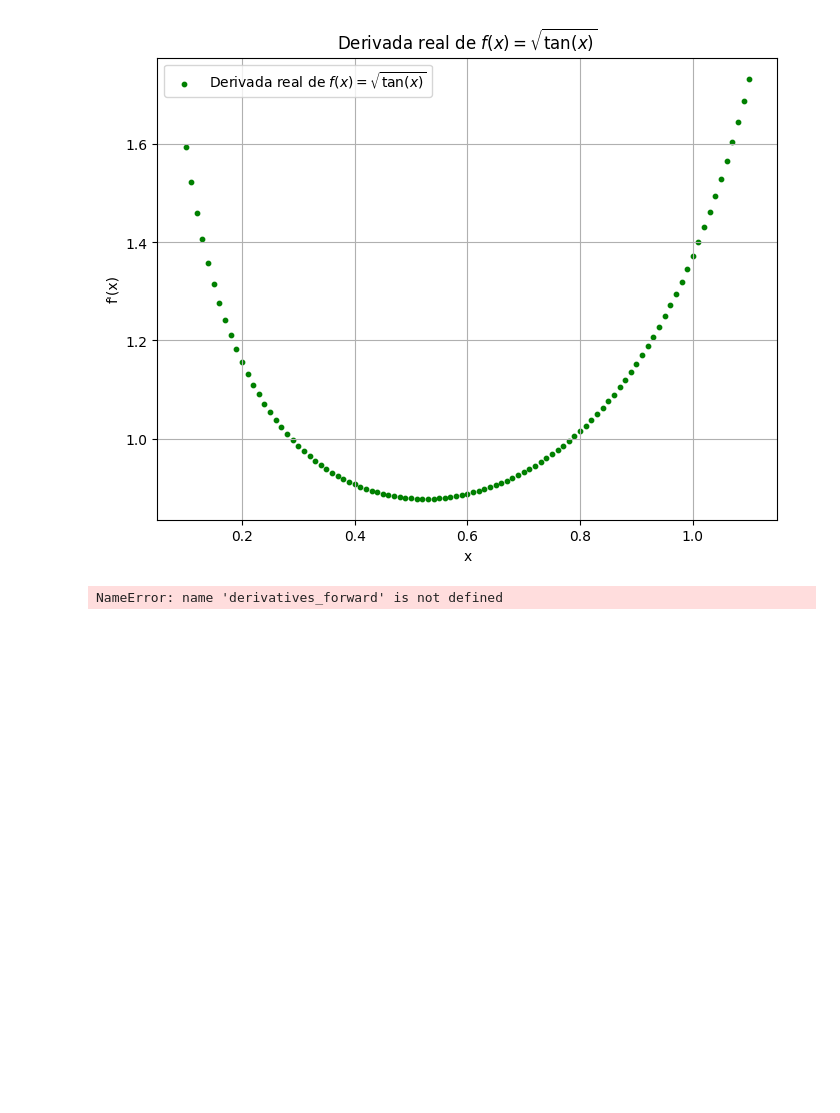
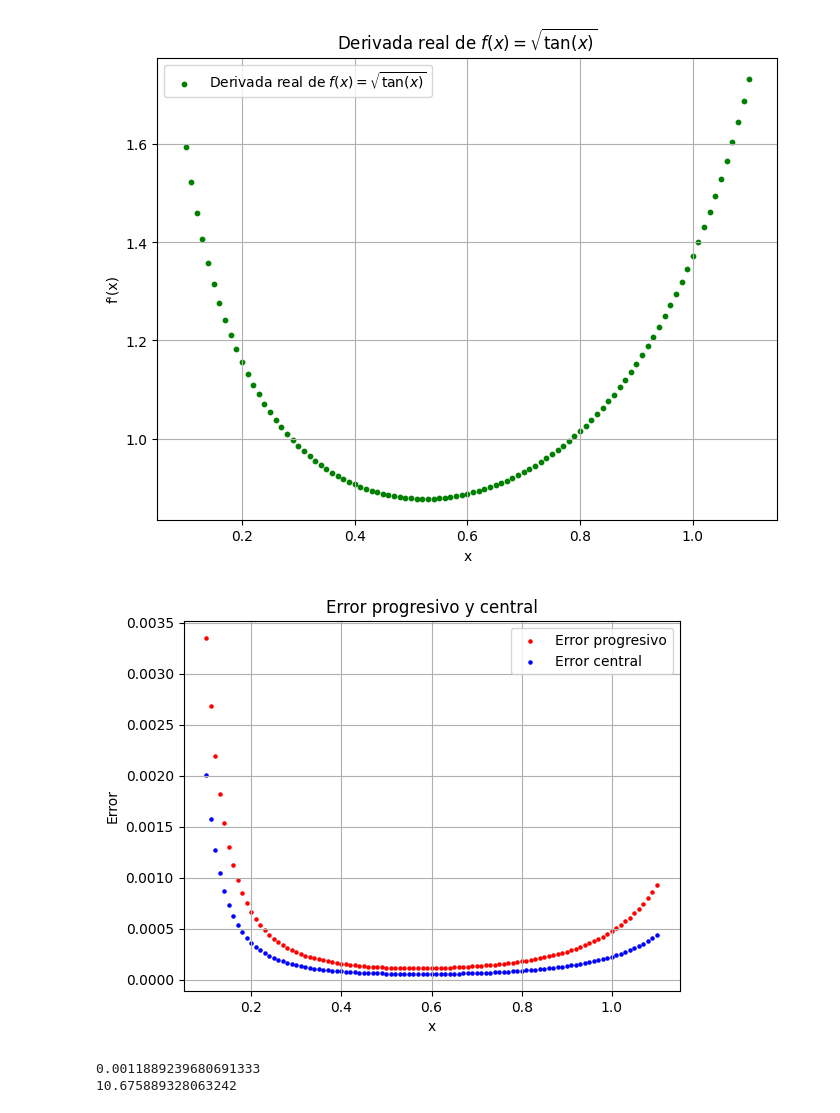
Before and after one commit to payares0510/metodos-computacionales-1, a Jupyter notebook: interpolación.ipynb, the cells around one changed output. Drawn from its saved outputs; the diff is of its cells as text; code cells hidden in the pictures; blank space fills up the shorter version.

```diff
--- a/interpolación.ipynb
+++ b/interpolación.ipynb
@@ -80,15 +80,41 @@ plt.show()
 [figure]
 # %%
 #f)
-ErrorProgresivo = np.abs([derivatives_forward[i] - derivative_real(x_values[i]) for i in range(len(x_values))]) # Calculate error at each point in x_values
-ErrorCentral = np.abs([derivatives_central[i] - derivative_real(x_values[i]) for i in range(len(x_values))]) # Calculate error at each point in x_values
+ErrorProgresivo = np.abs([f_prime_analytical(x_values[i]) - derivative_real(x_values[i]) for i in range(len(x_values))]) # Call f_prime_analytical with x_values[i] as an argument
+ErrorCentral = np.abs([derivatives_central[i] - derivative_real(x_values[i]) for i in range(len(x_values))])
 plt.scatter(x_values, ErrorProgresivo, label="Error progresivo", color='r',s=5)
 plt.scatter(x_values, ErrorCentral, label="Error central", color='b',s=5)
 plt.legend()
 plt.xlabel('x')
 plt.ylabel('Error')
 plt.title('Error progresivo y central')
 plt.grid(True)
 plt.show()
 # %% [output]
-NameError: name 'derivatives_forward' is not defined
+[figure, added]
+# %%
+#lagrange 3
+z = np.array([100,121,144])
+Y=  np.array([10,11,12])
+x=114
+
+
+
+def lagrange(x,z,y):
+
+    n = len(z)
+    y = 0
+    for i in range(n):
+        term = Y[i]
+        for j in range(n):
+            if j != i:
+                term *= (x - z[j]) / (z[i] - z[j])
+        y += term
+    return y
+y_interp=lagrange(x,z,Y)
+error_aprox = abs(y_interp - np.sqrt(x))
+print(error_aprox)
+print(y_interp)
+# %% [output]
+0.0011889239680691333
+10.675889328063242
```
Also changed, not shown: parts of 1 cell of this notebook.
